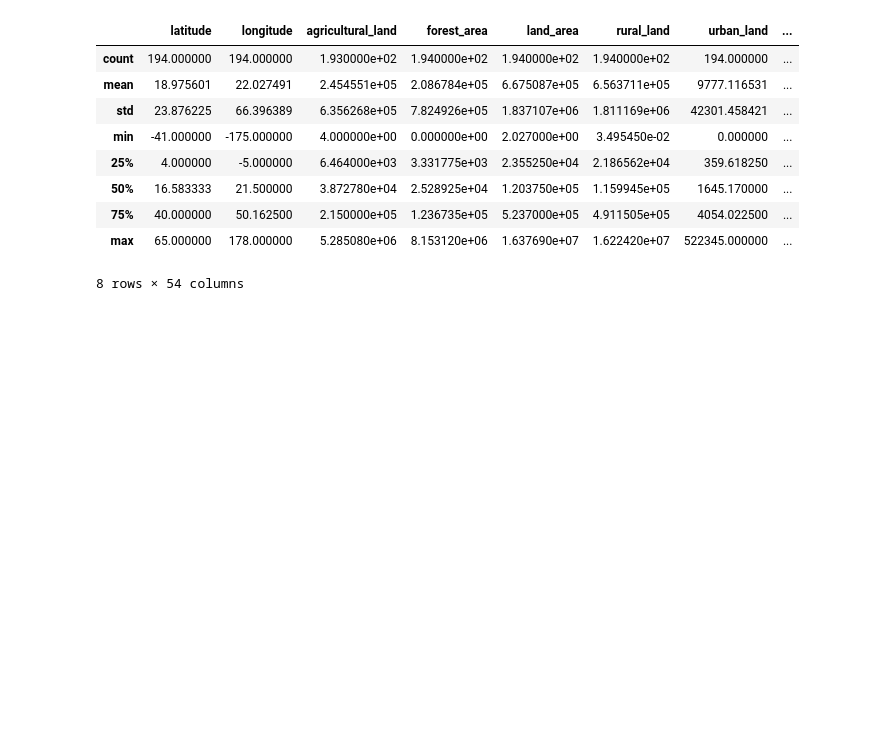
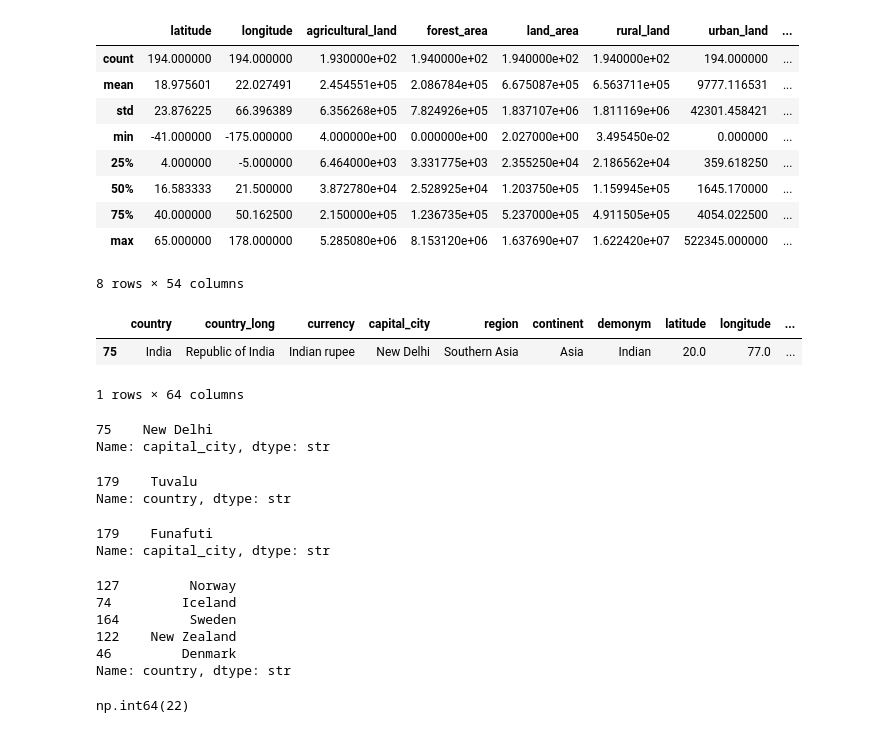
Before and after one commit to hacker-x184/python-Library, a Jupyter notebook: Pandas/Countries.ipynb, the cells around one changed output. Saved outputs shown, nothing was run; the diff lists cells and outputs as text; code cells hidden in the pictures; blank space fills up the shorter version.

```diff
--- a/Pandas/Countries.ipynb
+++ b/Pandas/Countries.ipynb
@@ -108,3 +108,37 @@ df.describe()
 | 75% | 40.000000 | 50.162500 | 2.150000e+05 | 1.236735e+05 | 5.237000e+05 | 4.911505e+05 | 4054.022500 | ... |
 | max | 65.000000 | 178.000000 | 5.285080e+06 | 8.153120e+06 | 1.637690e+07 | 1.622420e+07 | 522345.000000 | ... |
 8 rows × 54 columns
+# %%
+df[df["population"] == df["population"].max()]
+# %% [output]
+|  | country | country_long | currency | capital_city | region | continent | demonym | latitude | longitude | ... |
+| 75 | India | Republic of India | Indian rupee | New Delhi | Southern Asia | Asia | Indian | 20.0 | 77.0 | ... |
+1 rows × 64 columns
+# %%
+df[df["population"] == df["population"].max()]["capital_city"]
+# %% [output]
+75    New Delhi
+Name: capital_city, dtype: str
+# %%
+df[df["population"] == df["population"].min()]["country"]
+# %% [output]
+179    Tuvalu
+Name: country, dtype: str
+# %%
+df[df["population"] == df["population"].min()]["capital_city"]
+# %% [output]
+179    Funafuti
+Name: capital_city, dtype: str
+# %%
+df.sort_values("democracy_score",ascending=False)["country"][0:5]
+# %% [output]
+127         Norway
+74         Iceland
+164         Sweden
+122    New Zealand
+46         Denmark
+Name: country, dtype: str
+# %%
+df["region"].value_counts().count()
+# %% [output]
+np.int64(22)
```
Also changed, not shown: parts of 5 cells of this notebook.
